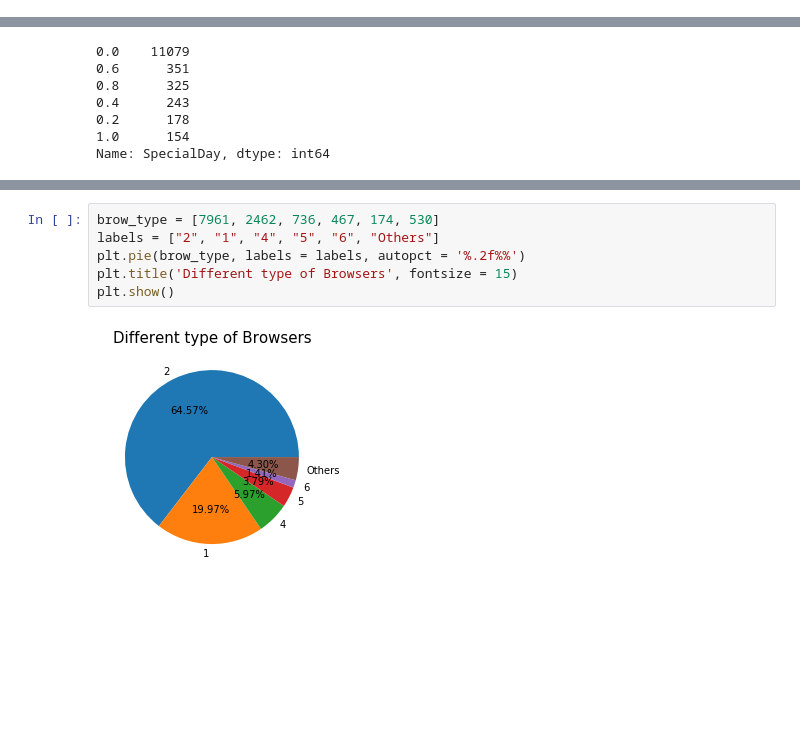
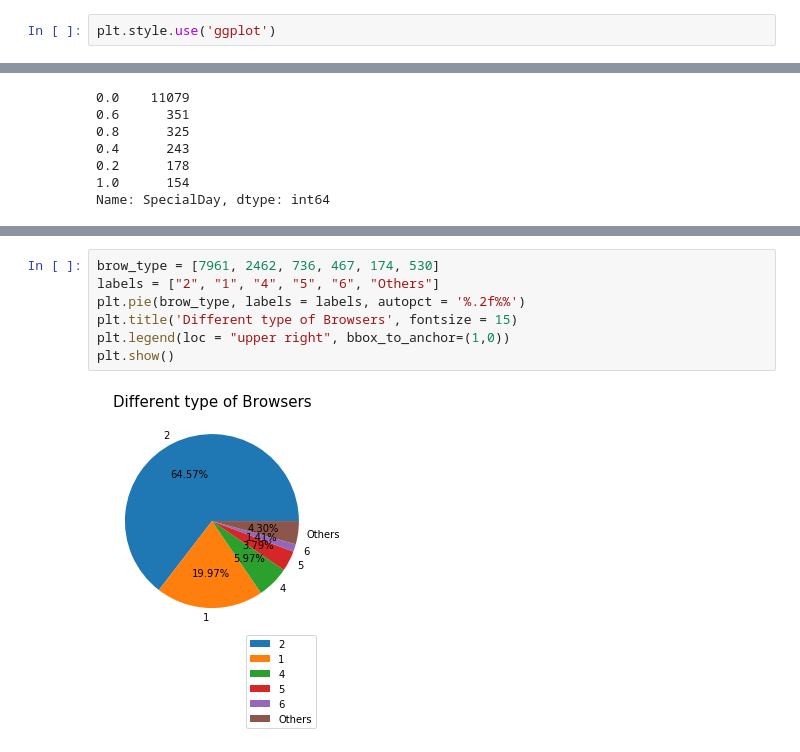
Before and after one commit to Tanvig/Springboard-Projects, a Jupyter notebook: Capstone_one/EDA_Capstone_one.ipynb, the cells around one changed output, grey strips where cells are left out. Saved outputs shown, nothing was run; the diff lists cells and outputs as text; blank space fills up the shorter version.

```diff
--- a/Capstone_one/EDA_Capstone_one.ipynb
+++ b/Capstone_one/EDA_Capstone_one.ipynb
@@ -2,6 +2,8 @@
 import pandas as pd
 import matplotlib.pyplot as plt
 import seaborn as sns
+# %%
+plt.style.use('ggplot')
 # %%
 data = pd.read_csv("online_shoppers_intention.csv")
 # %%
@@ -214,8 +337,9 @@ plt.show()
 # %%
 brow_type = [7961, 2462, 736, 467, 174, 530]
 labels = ["2", "1", "4", "5", "6", "Others"]
 plt.pie(brow_type, labels = labels, autopct = '%.2f%%')
 plt.title('Different type of Browsers', fontsize = 15)
+plt.legend(loc = "upper right", bbox_to_anchor=(1,0))
 plt.show()
 # %% [output]
-[figure, old version]
+[figure, new version]
```
Also changed, not shown: parts of 47 cells of this notebook.
